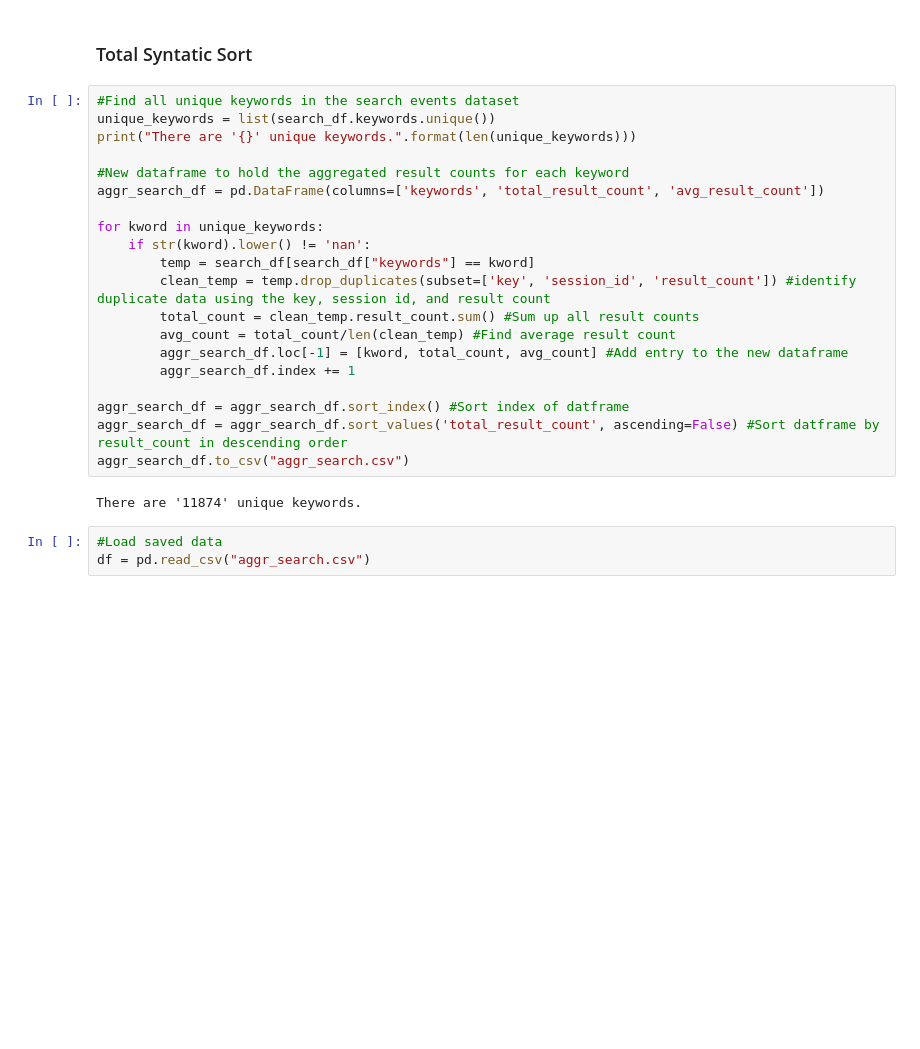
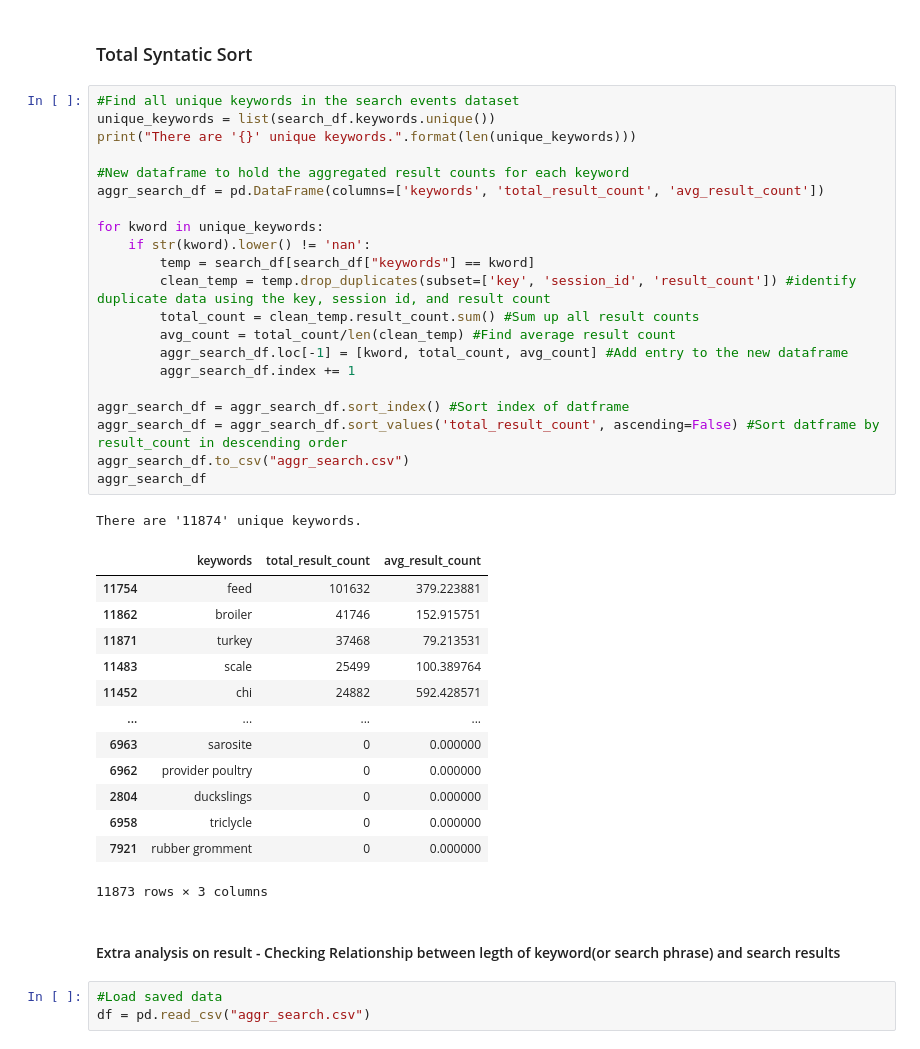
Before and after one commit to ibkAfolabi/AFRIMASH-ANALYTICS, a Jupyter notebook: codes/phase one/search_events_analysis.ipynb, the cells around one changed output. Cells and saved outputs as stored; diff of their text form; blank space fills up the shorter version.

```diff
--- a/codes/phase one/search_events_analysis.ipynb
+++ b/codes/phase one/search_events_analysis.ipynb
@@ -14,25 +40,41 @@ search_df['keywords'] = search_df['keywords'].str.lower() #Make all strings in t
 # %%
 #Find all unique keywords in the search events dataset
 unique_keywords = list(search_df.keywords.unique())
 print("There are '{}' unique keywords.".format(len(unique_keywords)))
 
 #New dataframe to hold the aggregated result counts for each keyword
 aggr_search_df = pd.DataFrame(columns=['keywords', 'total_result_count', 'avg_result_count'])
 
 for kword in unique_keywords:
     if str(kword).lower() != 'nan':
         temp = search_df[search_df["keywords"] == kword]
         clean_temp = temp.drop_duplicates(subset=['key', 'session_id', 'result_count']) #identify duplicate data using the key, session id, and result count
         total_count = clean_temp.result_count.sum() #Sum up all result counts
         avg_count = total_count/len(clean_temp) #Find average result count
         aggr_search_df.loc[-1] = [kword, total_count, avg_count] #Add entry to the new dataframe
         aggr_search_df.index += 1
 
 aggr_search_df = aggr_search_df.sort_index() #Sort index of datframe
 aggr_search_df = aggr_search_df.sort_values('total_result_count', ascending=False) #Sort datframe by result_count in descending order
 aggr_search_df.to_csv("aggr_search.csv")
+aggr_search_df
 # %% [output]
 There are '11874' unique keywords.
+|  | keywords | total_result_count | avg_result_count |
+| 11754 | feed | 101632 | 379.223881 |
+| 11862 | broiler | 41746 | 152.915751 |
+| 11871 | turkey | 37468 | 79.213531 |
+| 11483 | scale | 25499 | 100.389764 |
+| 11452 | chi | 24882 | 592.428571 |
+| ... | ... | ... | ... |
+| 6963 | sarosite | 0 | 0.000000 |
+| 6962 | provider poultry | 0 | 0.000000 |
+| 2804 | duckslings | 0 | 0.000000 |
+| 6958 | triclycle | 0 | 0.000000 |
+| 7921 | rubber gromment | 0 | 0.000000 |
+11873 rows × 3 columns
+# %% [markdown]
+#### Extra analysis on result - Checking Relationship between legth of keyword(or search phrase) and search results
 # %%
 #Load saved data
 df = pd.read_csv("aggr_search.csv")
```
Also changed, not shown: parts of 10 cells of this notebook, 2 other files.
